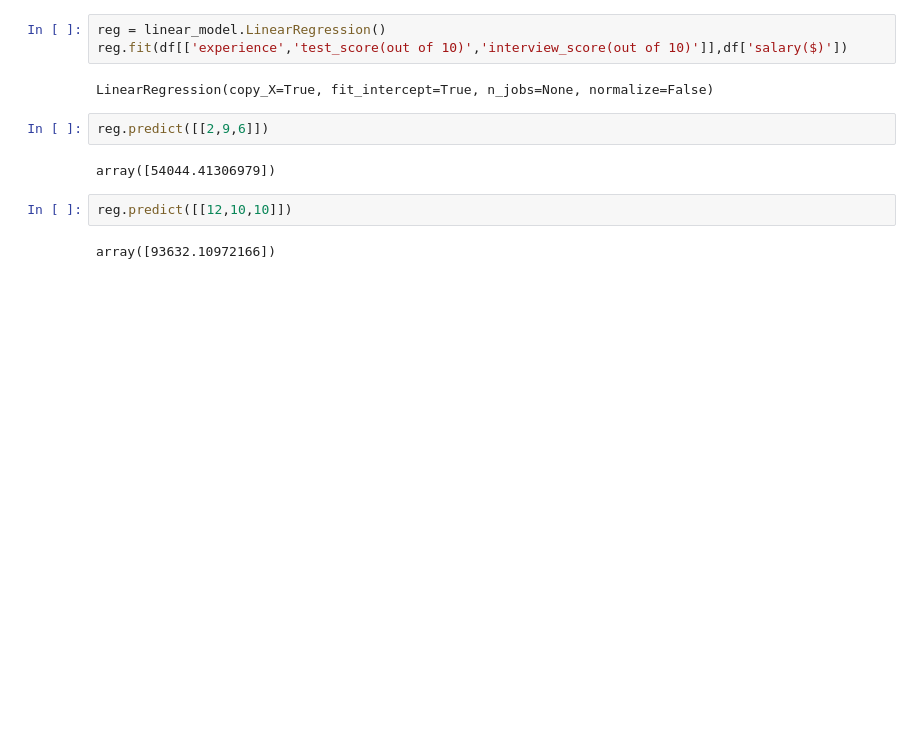
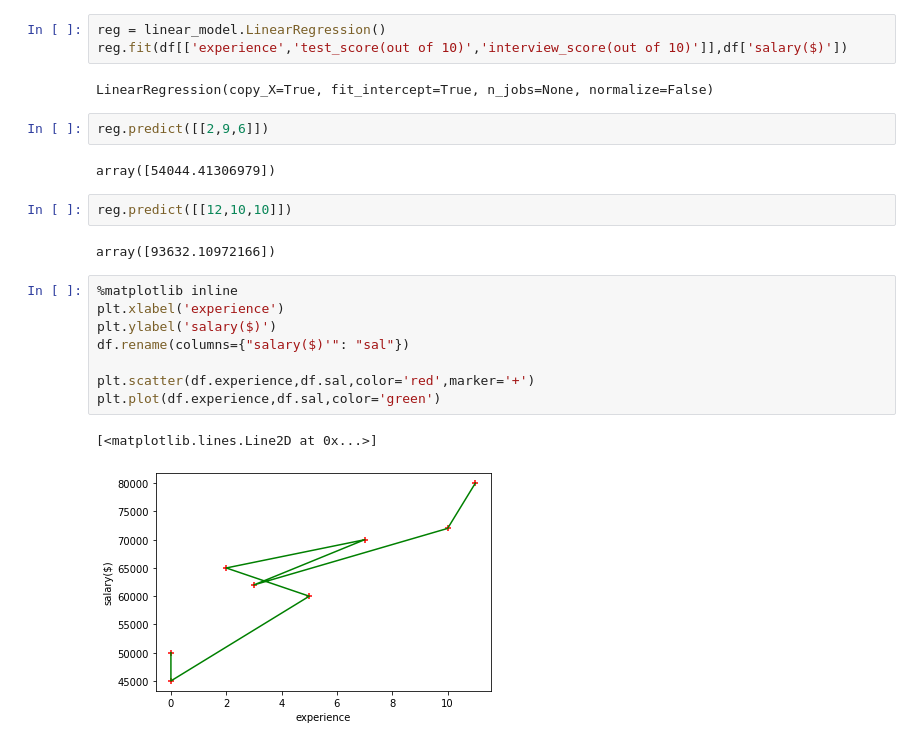
Before and after one commit to Homedepot5/DataScience, a Jupyter notebook: HRHigringTest.ipynb, the cells around one changed output. Drawn from its saved outputs; the diff is of its cells as text; blank space fills up the shorter version.

```diff
--- a/HRHigringTest.ipynb
+++ b/HRHigringTest.ipynb
@@ -87,3 +87,14 @@ array([54044.41306979])
 reg.predict([[12,10,10]])
 # %% [output]
 array([93632.10972166])
+# %%
+%matplotlib inline
+plt.xlabel('experience')
+plt.ylabel('salary($)')
+df.rename(columns={"salary($)'": "sal"})
+
+plt.scatter(df.experience,df.sal,color='red',marker='+')
+plt.plot(df.experience,df.sal,color='green')
+# %% [output]
+[<matplotlib.lines.Line2D at 0x...>]
+[figure, added]
```
